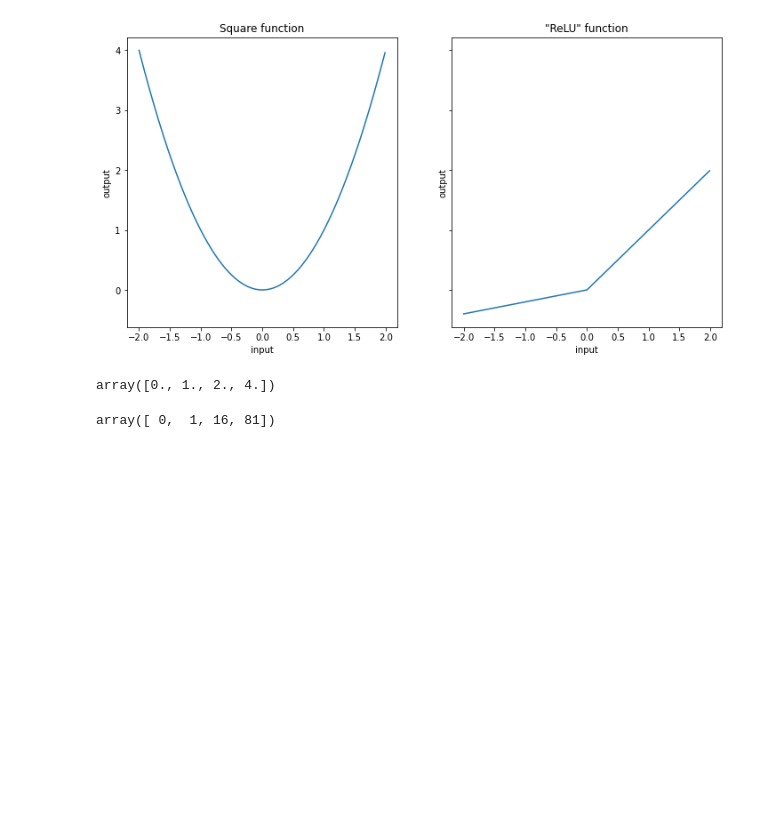
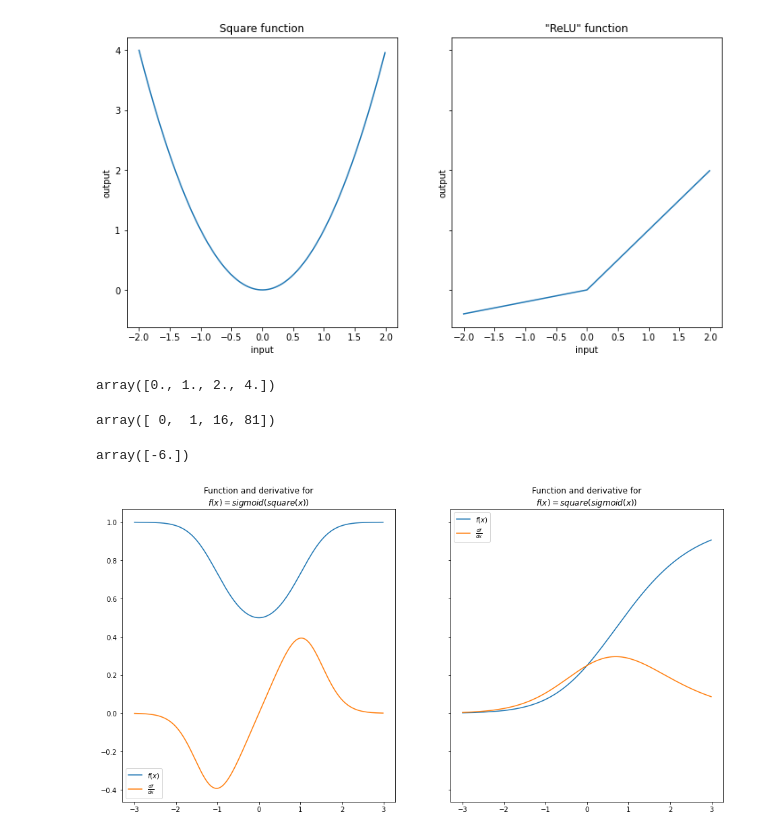
Before and after one commit to mcorne/test-python, a Jupyter notebook: dlfs/1-foundations.ipynb, the cells around one changed output. Cells and saved outputs as stored; diff of their text form; code cells hidden in the pictures; blank space fills up the shorter version.

```diff
--- a/dlfs/1-foundations.ipynb
+++ b/dlfs/1-foundations.ipynb
@@ -87,9 +87,54 @@ Chain = List[Array_Function]
 
 def chain_length_2(chain: Chain, a: ndarray) -> ndarray:
     assert len(chain) == 2, "Length of input 'chain' should be 2"
-    f1, f2 = chain[0], chain[1]
+    f1, f2 = chain
     return f2(f1(a))
 
 chain_length_2([square, square], np.array([0, 1, 2, 3]))
 # %% [output]
 array([ 0,  1, 16, 81])
+# %%
+# The Chain Rule
+def sigmoid(x: ndarray):
+    return 1 / (1 + np.exp(-x)) # [-inf, inf] -> [0, 1]
+
+def chain_deriv_2(chain: Chain, input_range: ndarray) -> ndarray:
+    assert len(chain) == 2, "This function requires 'Chain' objects of length 2"
+    assert input_range.ndim == 1, "This function requires a 1 dimensional ndarray as input_range"
+    f1, f2 = chain
+    df1dx = deriv(f1, input_range) # df1/dx
+    df2du = deriv(f2, f1(input_range)) # df2/du, f2(u) where u = f1(x)
+    return df1dx * df2du
+
+f1 = lambda x: 3*x - 14
+f2 = lambda x: -2*x + 6
+chain_deriv_2([f1, f2], np.array([5]))
+# %% [output]
+array([-6.])
+# %%
+def plot_chain(ax, chain: Chain, input_range: ndarray) -> None:
+    assert input_range.ndim == 1, "Function requires a 1 dimensional ndarray as input_range"
+    output_range = chain_length_2(chain, input_range)
+    ax.plot(input_range, output_range)
+
+def plot_chain_deriv(ax, chain: Chain, input_range: ndarray) -> ndarray:
+    assert input_range.ndim == 1, "Function requires a 1 dimensional ndarray as input_range"
+    output_range = chain_deriv_2(chain, input_range)
+    ax.plot(input_range, output_range)
+# %%
+PLOT_RANGE = np.arange(-3, 3, 0.01)
+chain_1 = [square, sigmoid]
+chain_2 = [sigmoid, square]
+fig, ax = plt.subplots(1, 2, sharey=True, figsize=(16, 8))  # 2 Rows, 1 Col
+
+plot_chain(ax[0], chain_1, PLOT_RANGE)
+plot_chain_deriv(ax[0], chain_1, PLOT_RANGE)
+ax[0].legend(["$f(x)$", "$\\frac{df}{dx}$"])
+ax[0].set_title("Function and derivative for\n$f(x) = sigmoid(square(x))$")
+
+plot_chain(ax[1], chain_2, PLOT_RANGE)
+plot_chain_deriv(ax[1], chain_2, PLOT_RANGE)
+ax[1].legend(["$f(x)$", "$\\frac{df}{dx}$"])
+ax[1].set_title("Function and derivative for\n$f(x) = square(sigmoid(x))$");
+# %% [output]
+[figure, added]
```
Also changed, not shown: parts of 2 cells of this notebook.
